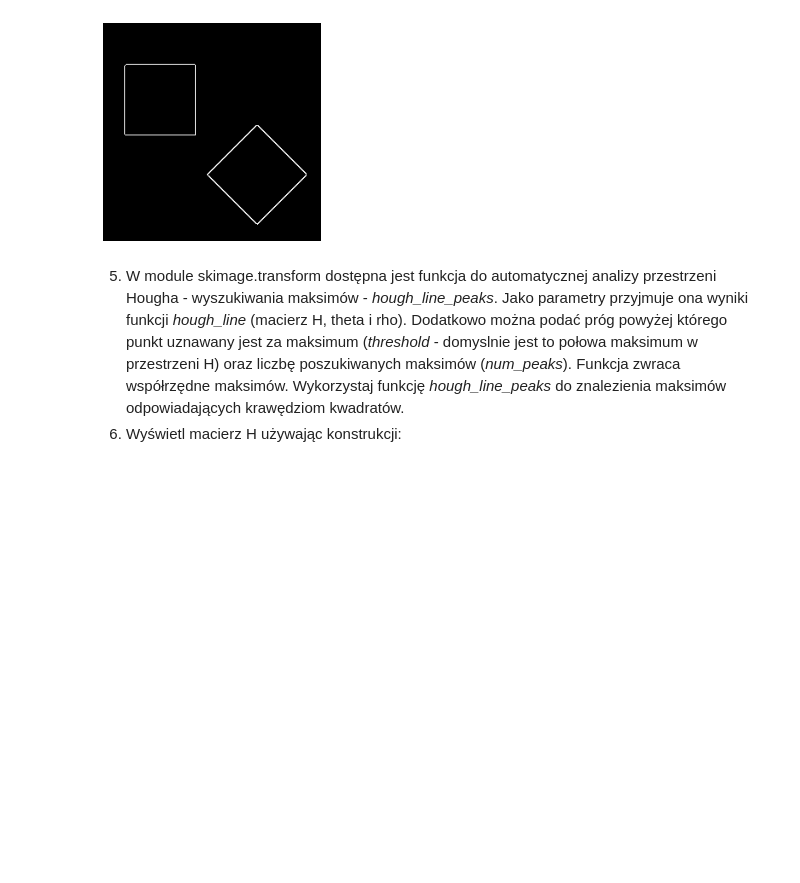
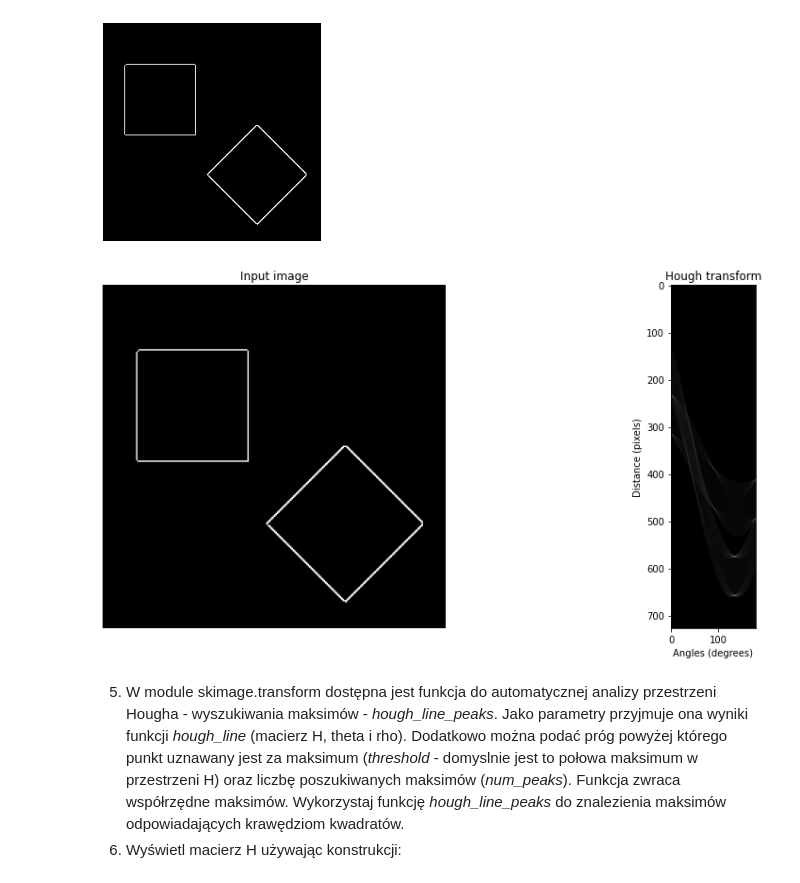
Before and after one commit to mhawryluk/wdcpo, a Jupyter notebook: lab12/Hough.ipynb, the cells around one changed output. Drawn from its saved outputs; the diff is of its cells as text; code cells hidden in the pictures; blank space fills up the shorter version.

```diff
--- a/lab12/Hough.ipynb
+++ b/lab12/Hough.ipynb
@@ -127,6 +129,12 @@ plt.axis('off')
 plt.show()
 # %% [output]
 [figure]
+# %%
+H, theta, rho = hough_line(edges)
+
+show_hough(H, edges)
+# %% [output]
+[figure, added]
 # %% [markdown]
  5. W module skimage.transform dostępna jest funkcja do automatycznej analizy przestrzeni Hougha - wyszukiwania maksimów - *hough\_line\_peaks*. Jako parametry przyjmuje ona wyniki funkcji *hough\_line* (macierz H, theta i rho). Dodatkowo można podać próg powyżej którego punkt uznawany jest za maksimum (_threshold_ - domyslnie jest to połowa maksimum w przestrzeni H) oraz liczbę poszukiwanych maksimów (*num_peaks*). Funkcja zwraca współrzędne maksimów. Wykorzystaj funkcję *hough\_line\_peaks* do znalezienia maksimów odpowiadających krawędziom kwadratów.
  6. Wyświetl macierz H używając konstrukcji:
```
Also changed, not shown: parts of 17 cells of this notebook.
